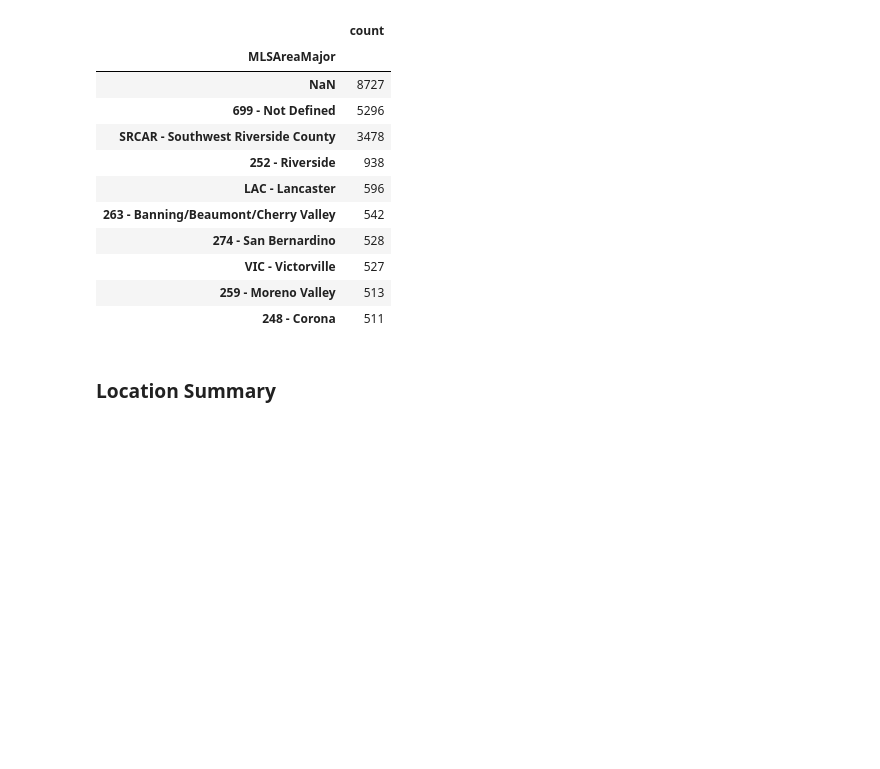
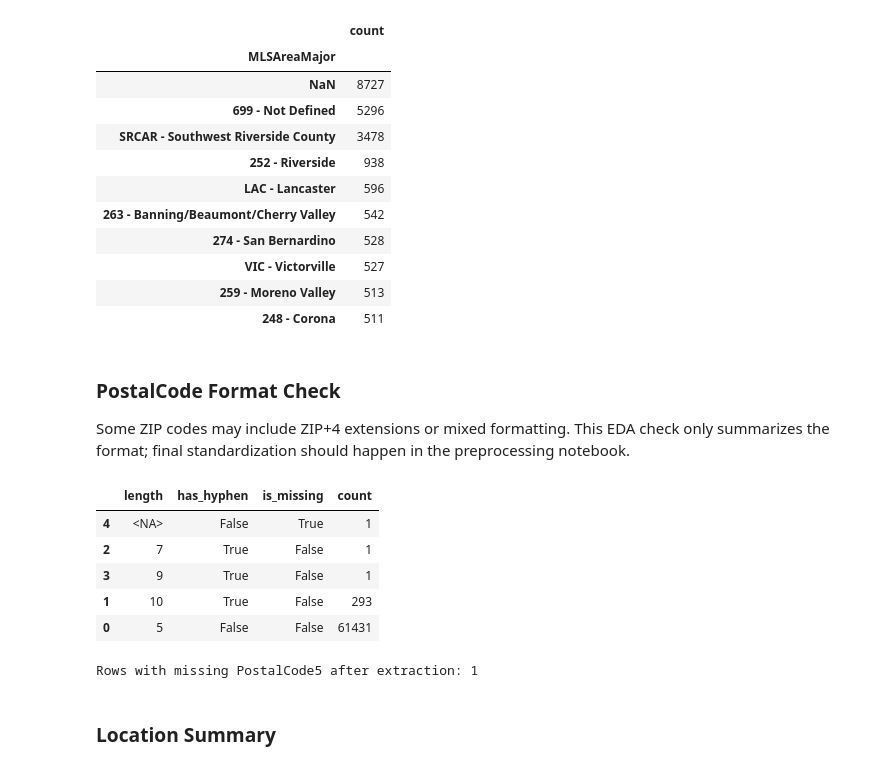
Before and after one commit to syp4137/idx-california-price-prediction, a Jupyter notebook: notebooks/01_exploration.ipynb, the cells around one changed output. Saved outputs shown, nothing was run; the diff lists cells and outputs as text; code cells hidden in the pictures; blank space fills up the shorter version.

```diff
--- a/notebooks/01_exploration.ipynb
+++ b/notebooks/01_exploration.ipynb
@@ -848,6 +848,46 @@ Top 10 values for MLSAreaMajor
 | VIC - Victorville | 527 |
 | 259 - Moreno Valley | 513 |
 | 248 - Corona | 511 |
+# %% [markdown]
+### PostalCode Format Check
+
+Some ZIP codes may include ZIP+4 extensions or mixed formatting. This EDA check only summarizes the format; final standardization should happen in the preprocessing notebook.
+# %%
+# Check PostalCode formatting before preprocessing.
+# The goal is only to identify mixed formats here; final conversion should happen in 02_preprocessing.
+if "PostalCode" in df.columns:
+    postal = df["PostalCode"].astype("string").str.strip()
+
+    postal_format_summary = (
+        pd.DataFrame(
+            {
+                "length": postal.str.len(),
+                "has_hyphen": postal.str.contains("-", na=False),
+                "is_missing": postal.isna() | postal.eq(""),
+            }
+        )
+        .value_counts(dropna=False)
+        .reset_index(name="count")
+        .sort_values(["is_missing", "has_hyphen", "length"], ascending=[False, False, True])
+    )
+
+    display(postal_format_summary)
+
+    # Extract the first 5-digit ZIP code for quick EDA checks only.
+    # Do not treat this as final cleaning; reproduce the rule in preprocessing.
+    df["PostalCode5"] = postal.str.extract(r"(\d{5})", expand=False)
+
+    print(f"Rows with missing PostalCode5 after extraction: {df['PostalCode5'].isna().sum():,}")
+else:
+    print("PostalCode column is not available.")
+# %% [output]
+|  | length | has_hyphen | is_missing | count |
+| 4 | <NA> | False | True | 1 |
+| 2 | 7 | True | False | 1 |
+| 3 | 9 | True | False | 1 |
+| 1 | 10 | True | False | 293 |
+| 0 | 5 | False | False | 61431 |
+Rows with missing PostalCode5 after extraction: 1
 # %% [markdown]
 ### Location Summary
 # %%
```
Also changed, not shown: parts of 7 cells of this notebook, 1 other file.
